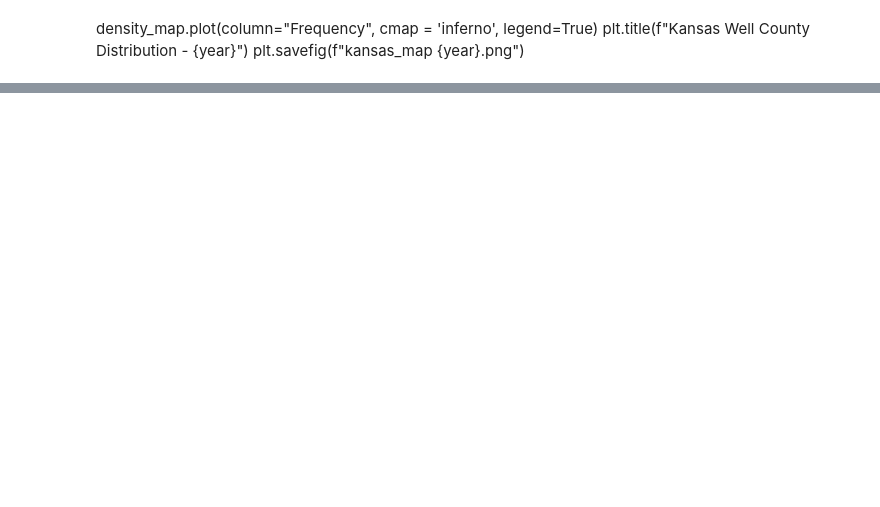
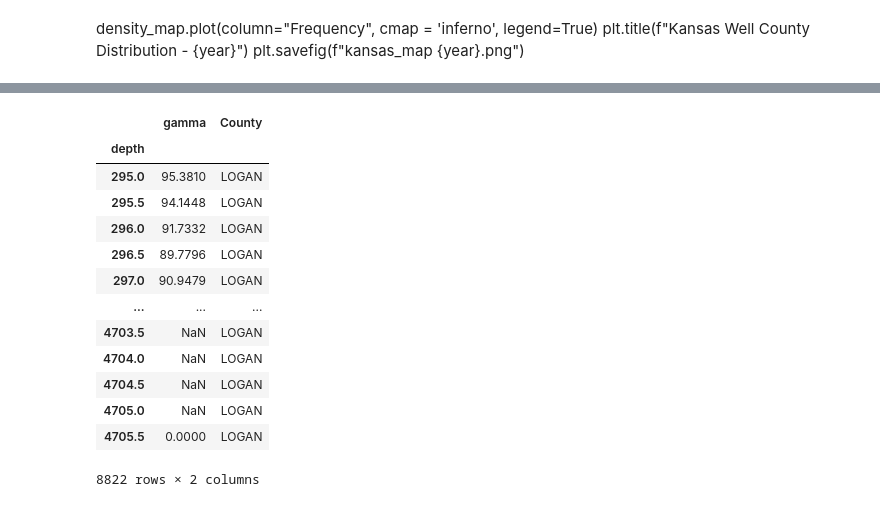
Before and after one commit to FRI-Energy-Analytics/2021_summer_fellows, a Jupyter notebook: transformers/cross section.ipynb, the cells around one changed output, grey strips where cells are left out. Cells and saved outputs as stored; diff of their text form; code cells hidden in the pictures; blank space fills up the shorter version.

```diff
--- a/transformers/cross section.ipynb
+++ b/transformers/cross section.ipynb
@@ -484,0 +496,18 @@ array([0, '051', '109', '171', '153', '009', '163', '007', '065', '135',
+# %%
+one_well = frame.loc[3]
+one_well
+# %% [output]
+|  | gamma | County |
+| depth |  |  |
+| 295.0 | 95.3810 | LOGAN |
+| 295.5 | 94.1448 | LOGAN |
+| 296.0 | 91.7332 | LOGAN |
+| 296.5 | 89.7796 | LOGAN |
+| 297.0 | 90.9479 | LOGAN |
+| ... | ... | ... |
+| 4703.5 | NaN | LOGAN |
+| 4704.0 | NaN | LOGAN |
+| 4704.5 | NaN | LOGAN |
+| 4705.0 | NaN | LOGAN |
+| 4705.5 | 0.0000 | LOGAN |
+8822 rows × 2 columns
```
Also changed, not shown: parts of 53 cells of this notebook, 6 other files.
